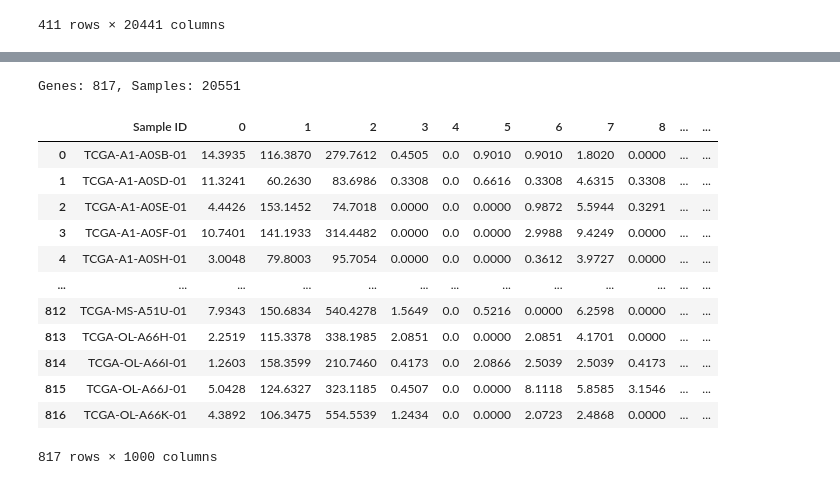
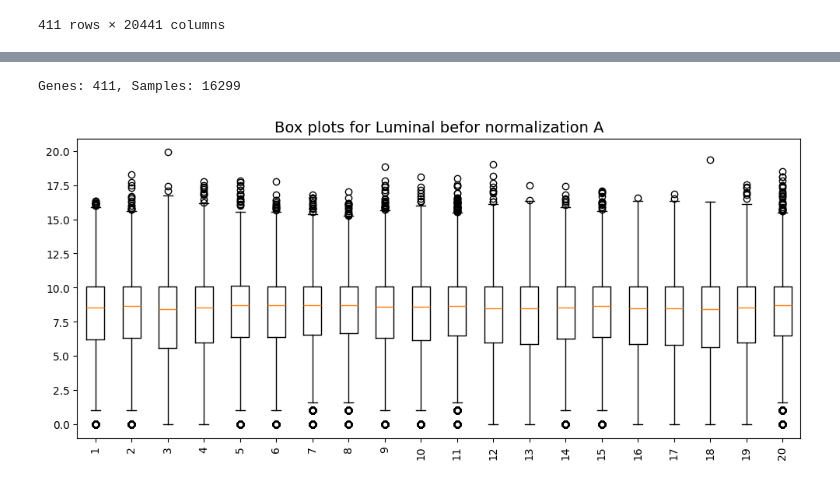
Before and after one commit to Fasmanuel2002/UPSA_Thesis_Research, a Jupyter notebook: research/notebooks/Clinical_data.ipynb, the cells around one changed output, grey strips where cells are left out. Cells and saved outputs as stored; diff of their text form; code cells hidden in the pictures.

```diff
--- a/research/notebooks/Clinical_data.ipynb
+++ b/research/notebooks/Clinical_data.ipynb
@@ -173,8 +182,11 @@ df_merged = pd.merge(df_mRNA_final, df_clincal_data, right_on="Sample ID", left_
 # %%
 comparation_df = df_merged.loc[
     df_merged["Tumor-Cancer"].isin(["Luminal A", "Luminal B"]),
-    ["Tumor-Cancer"] + list(df_merged.columns[1:20441].astype(int))
+    ["Tumor-Cancer"] + list(df_merged.columns[1:20441])
 ]
+
+
+
 comparation_df
 # %% [output]
 |  | Tumor-Cancer | 0 | 1 | 2 | 3 | 4 | 5 | 6 | 7 | 8 | ... |
@@ -190,3 +202,5 @@ comparation_df
 | 815 | Luminal A | 5.0428 | 124.6327 | 323.1185 | 0.4507 | 0.0 | 0.0000 | 8.1118 | 5.8585 | 3.1546 | ... |
 | 816 | Luminal A | 4.3892 | 106.3475 | 554.5539 | 1.2434 | 0.0 | 0.0000 | 2.0723 | 2.4868 | 0.0000 | ... |
 411 rows × 20441 columns
+# %%
+zeros_reduced_df = elimnation_zeros(comparation_df)
@@ -193,3 +229,2 @@ comparation_df
 # %%
-
-[df_merged["Cancer Type"] == "Luminal A"]
+zeros_reduced_df.iloc[:,1:] = zeros_reduced_df.iloc[:, 1:].astype(int)
@@ -209,20 +247,8 @@ comparation_df
 # %%
-print(f"Genes: {df_merged.shape[0]}, Samples: {df_merged.shape[1]}")
+print(f"Genes: {zeros_reduced_df.shape[0]}, Samples: {zeros_reduced_df.shape[1]}")
 # %% [output]
-Genes: 817, Samples: 20551
+Genes: 411, Samples: 16299
-# %%
-df_merged.iloc[:, 0:1000]
-# %% [output]
-|  | Sample ID | 0 | 1 | 2 | 3 | 4 | 5 | 6 | 7 | 8 | ... | ... |
-| 0 | TCGA-A1-A0SB-01 | 14.3935 | 116.3870 | 279.7612 | 0.4505 | 0.0 | 0.9010 | 0.9010 | 1.8020 | 0.0000 | ... | ... |
-| 1 | TCGA-A1-A0SD-01 | 11.3241 | 60.2630 | 83.6986 | 0.3308 | 0.0 | 0.6616 | 0.3308 | 4.6315 | 0.3308 | ... | ... |
-| 2 | TCGA-A1-A0SE-01 | 4.4426 | 153.1452 | 74.7018 | 0.0000 | 0.0 | 0.0000 | 0.9872 | 5.5944 | 0.3291 | ... | ... |
-| 3 | TCGA-A1-A0SF-01 | 10.7401 | 141.1933 | 314.4482 | 0.0000 | 0.0 | 0.0000 | 2.9988 | 9.4249 | 0.0000 | ... | ... |
-| 4 | TCGA-A1-A0SH-01 | 3.0048 | 79.8003 | 95.7054 | 0.0000 | 0.0 | 0.0000 | 0.3612 | 3.9727 | 0.0000 | ... | ... |
-| ... | ... | ... | ... | ... | ... | ... | ... | ... | ... | ... | ... | ... |
-| 812 | TCGA-MS-A51U-01 | 7.9343 | 150.6834 | 540.4278 | 1.5649 | 0.0 | 0.5216 | 0.0000 | 6.2598 | 0.0000 | ... | ... |
-| 813 | TCGA-OL-A66H-01 | 2.2519 | 115.3378 | 338.1985 | 2.0851 | 0.0 | 0.0000 | 2.0851 | 4.1701 | 0.0000 | ... | ... |
-| 814 | TCGA-OL-A66I-01 | 1.2603 | 158.3599 | 210.7460 | 0.4173 | 0.0 | 2.0866 | 2.5039 | 2.5039 | 0.4173 | ... | ... |
-| 815 | TCGA-OL-A66J-01 | 5.0428 | 124.6327 | 323.1185 | 0.4507 | 0.0 | 0.0000 | 8.1118 | 5.8585 | 3.1546 | ... | ... |
-| 816 | TCGA-OL-A66K-01 | 4.3892 | 106.3475 | 554.5539 | 1.2434 | 0.0 | 0.0000 | 2.0723 | 2.4868 | 0.0000 | ... | ... |
-817 rows × 1000 columns
+# %%
+box_plot(df=zeros_reduced_df, title="Box plots for Luminal befor normalization A", type_cancer="Luminal A")
+# %% [output]
+[figure, added]
```
Also changed, not shown: parts of 34 cells of this notebook, 2 other files.
